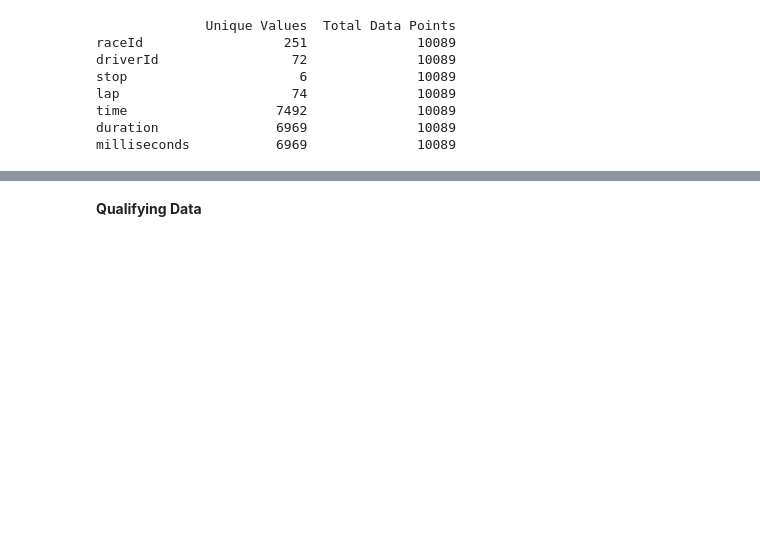
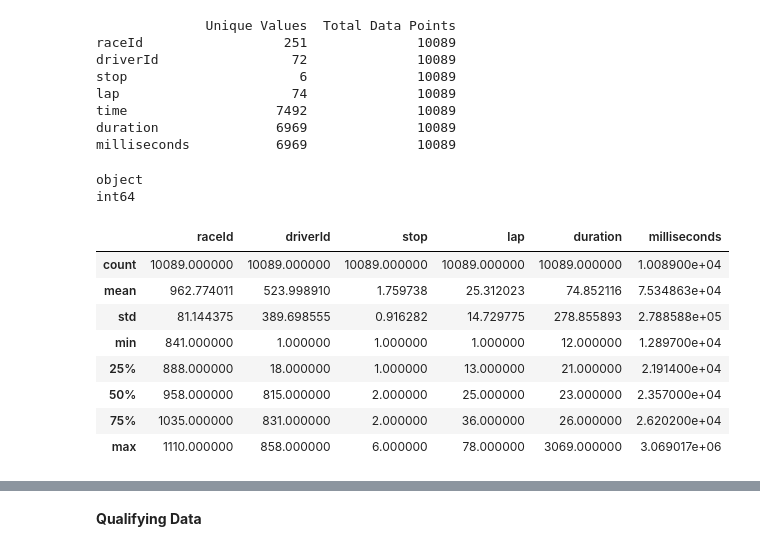
Before and after one commit to MacBeth-M/Capstone, a Jupyter notebook: Data_Exploration.ipynb, the cells around one changed output, grey strips where cells are left out. Drawn from its saved outputs; the diff is of its cells as text; code cells hidden in the pictures; blank space fills up the shorter version.

```diff
--- a/Data_Exploration.ipynb
+++ b/Data_Exploration.ipynb
@@ -349,3 +349,36 @@ lap                      74              10089
 time                   7492              10089
 duration               6969              10089
 milliseconds           6969              10089
+# %%
+print(pitstops['duration'].dtype)
+#pitstops['duration'] = pitstops['duration'].astype(float).astype(int)
+def convert_to_seconds(duration_str):
+    # Check if there's a colon in the string
+    if ':' in duration_str:
+        minutes, seconds = duration_str.split(':')
+        total_seconds = float(minutes) * 60 + float(seconds)
+    else:
+        total_seconds = float(duration_str)
+
+    return total_seconds
+
+# Apply the function to the 'duration' column
+pitstops['duration'] = pitstops['duration'].apply(convert_to_seconds)
+
+# Now, convert to integer
+pitstops['duration'] = pitstops['duration'].astype(int)
+
+print(pitstops['duration'].dtype)
+pitstops.describe()
+# %% [output]
+object
+int64
+|  | raceId | driverId | stop | lap | duration | milliseconds |
+| count | 10089.000000 | 10089.000000 | 10089.000000 | 10089.000000 | 10089.000000 | 1.008900e+04 |
+| mean | 962.774011 | 523.998910 | 1.759738 | 25.312023 | 74.852116 | 7.534863e+04 |
+| std | 81.144375 | 389.698555 | 0.916282 | 14.729775 | 278.855893 | 2.788588e+05 |
+| min | 841.000000 | 1.000000 | 1.000000 | 1.000000 | 12.000000 | 1.289700e+04 |
+| 25% | 888.000000 | 18.000000 | 1.000000 | 13.000000 | 21.000000 | 2.191400e+04 |
+| 50% | 958.000000 | 815.000000 | 2.000000 | 25.000000 | 23.000000 | 2.357000e+04 |
+| 75% | 1035.000000 | 831.000000 | 2.000000 | 36.000000 | 26.000000 | 2.620200e+04 |
+| max | 1110.000000 | 858.000000 | 6.000000 | 78.000000 | 3069.000000 | 3.069017e+06 |
```
Also changed, not shown: parts of 1 cell of this notebook.
